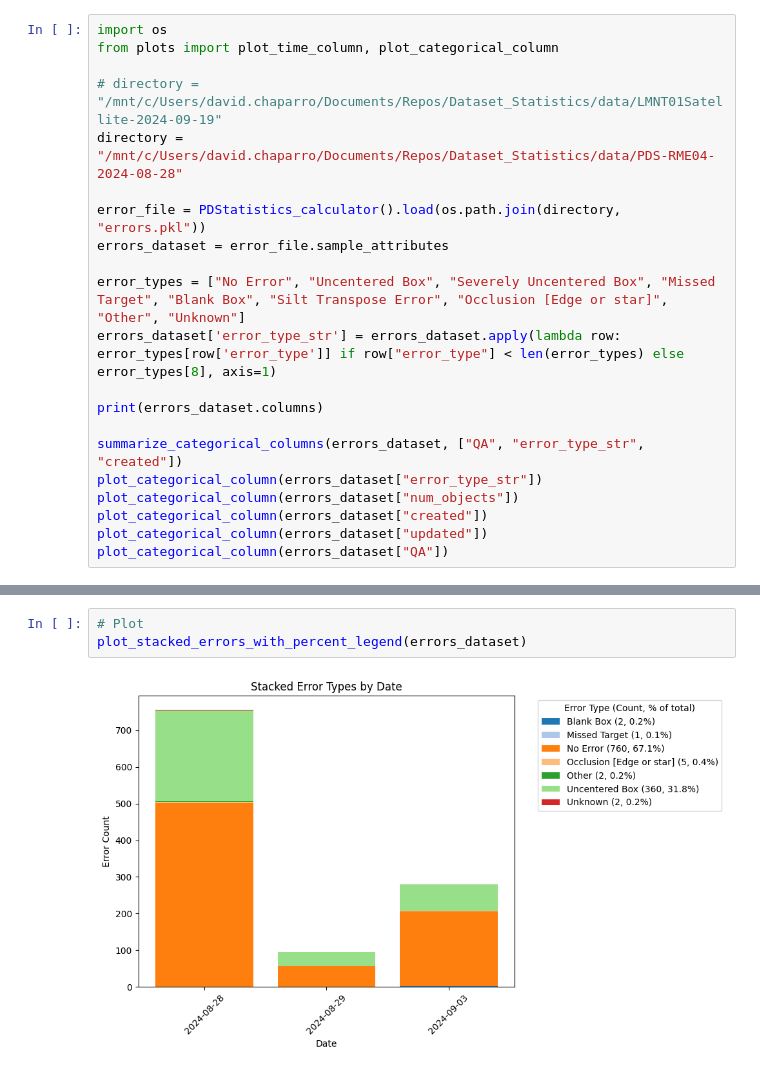
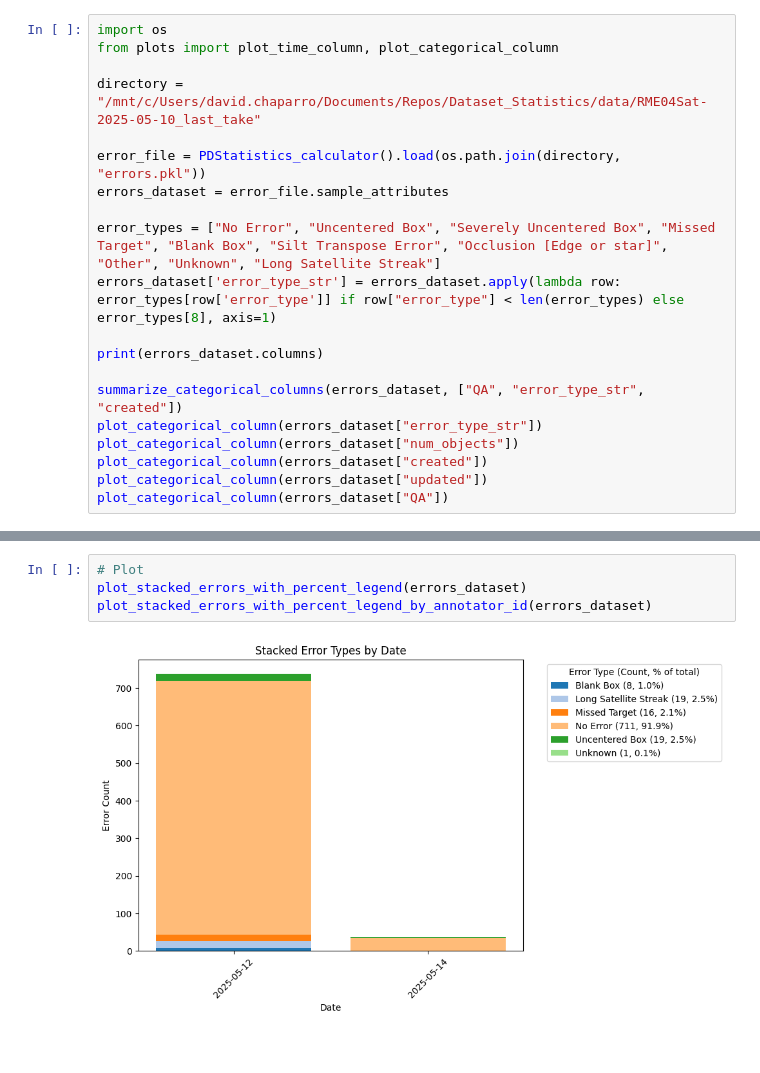
Before and after one commit to Chaps21812/Dataset_Compilation_and_Statistics, a Jupyter notebook: data_connections/Error_Characterizer.ipynb, the cells around one changed output, grey strips where cells are left out. Saved outputs shown, nothing was run; the diff lists cells and outputs as text.

```diff
--- a/data_connections/Error_Characterizer.ipynb
+++ b/data_connections/Error_Characterizer.ipynb
@@ -127,13 +173,12 @@ local_files.characterize_errors()
 import os
 from plots import plot_time_column, plot_categorical_column
 
-# directory = "/mnt/c/Users/david.chaparro/Documents/Repos/Dataset_Statistics/data/LMNT01Satellite-2024-09-19"
-directory = "/mnt/c/Users/david.chaparro/Documents/Repos/Dataset_Statistics/data/PDS-RME04-2024-08-28"
+directory = "/mnt/c/Users/david.chaparro/Documents/Repos/Dataset_Statistics/data/RME04Sat-2025-05-10_last_take"
 
 error_file = PDStatistics_calculator().load(os.path.join(directory, "errors.pkl"))
 errors_dataset = error_file.sample_attributes
 
-error_types = ["No Error", "Uncentered Box", "Severely Uncentered Box", "Missed Target", "Blank Box", "Silt Transpose Error", "Occlusion [Edge or star]", "Other", "Unknown"]
+error_types = ["No Error", "Uncentered Box", "Severely Uncentered Box", "Missed Target", "Blank Box", "Silt Transpose Error", "Occlusion [Edge or star]", "Other", "Unknown", "Long Satellite Streak"]
 errors_dataset['error_type_str'] = errors_dataset.apply(lambda row: error_types[row['error_type']] if row["error_type"] < len(error_types) else error_types[8], axis=1)
 
 print(errors_dataset.columns)
@@ -170,5 +215,6 @@ Column: error_type_str
 # %%
 # Plot
 plot_stacked_errors_with_percent_legend(errors_dataset)
+plot_stacked_errors_with_percent_legend_by_annotator_id(errors_dataset)
 # %% [output]
-[figure, old version]
+[figure, new version]
```
Also changed, not shown: parts of 5 cells of this notebook, 6 other files.
